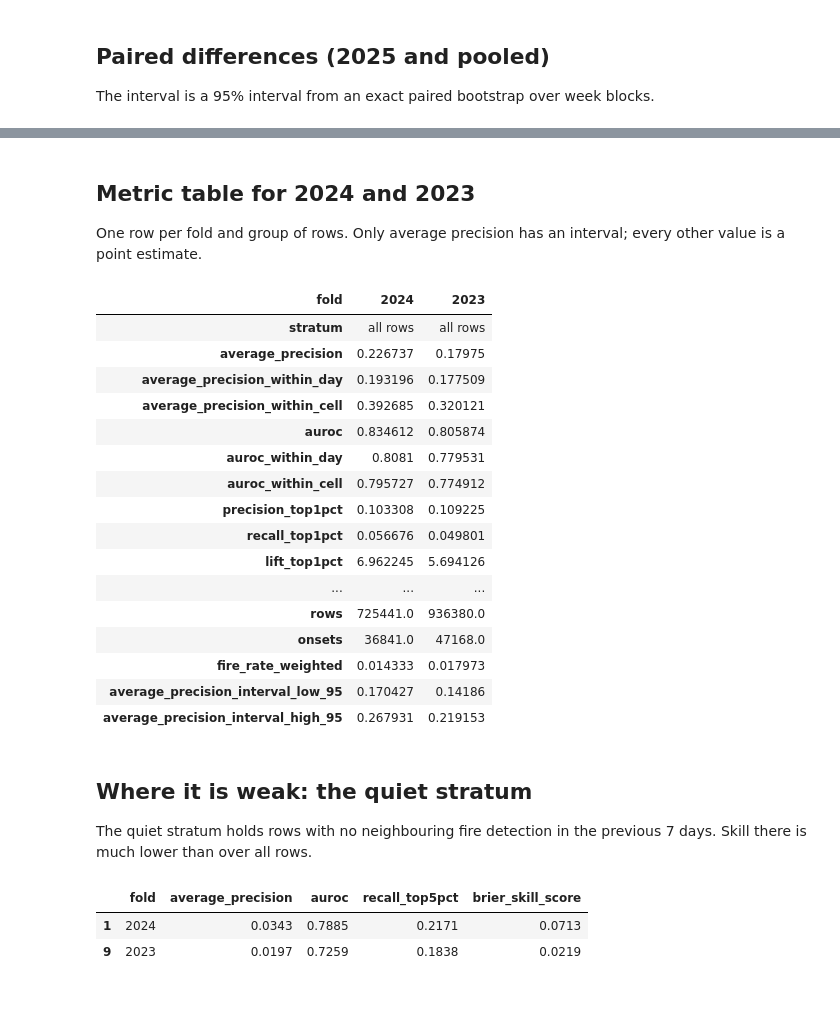
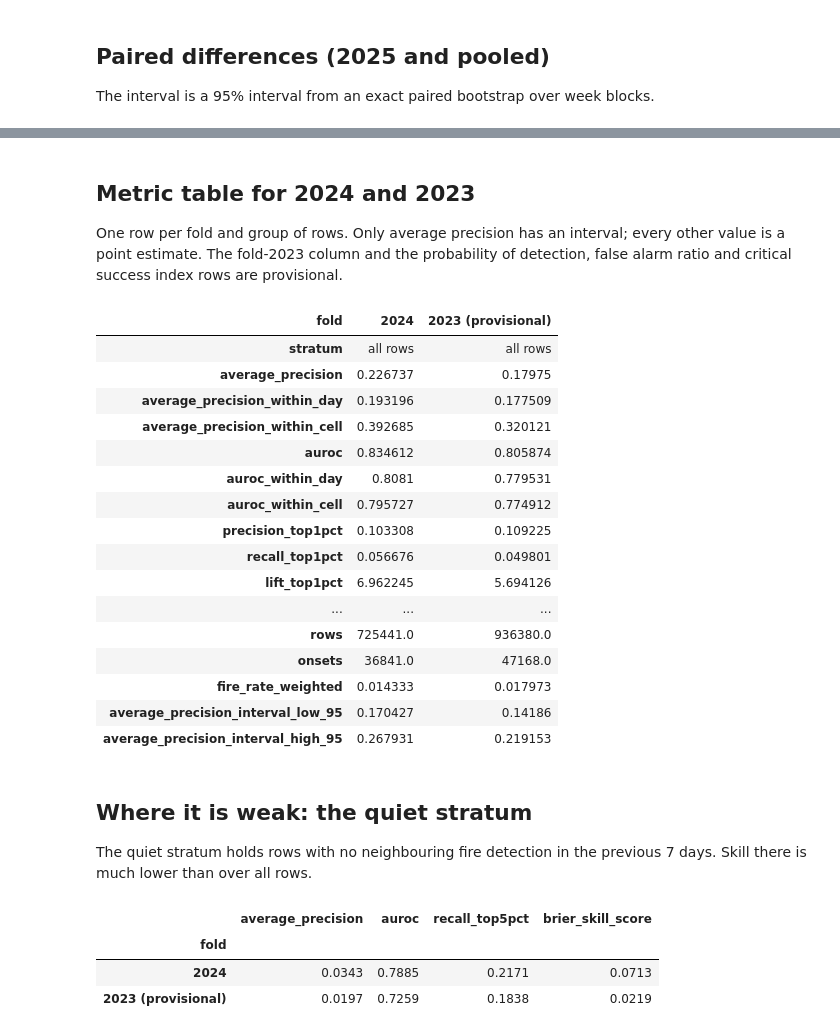
Before and after one commit to Terra-Watch/wildfire-ignition-forecasting, a Jupyter notebook: notebooks/08_extended_boosting_results.ipynb, the cells around one changed output, grey strips where cells are left out. Drawn from its saved outputs; the diff is of its cells as text; code cells hidden in the pictures; blank space fills up the shorter version.

```diff
--- a/notebooks/08_extended_boosting_results.ipynb
+++ b/notebooks/08_extended_boosting_results.ipynb
@@ -15,10 +17,17 @@ all_arms.shape
 
 The extended version reads 251 inputs: the 42 plain inputs plus 209 weather-window, anomaly and neighbourhood inputs. Average precision (AP) is shown for the same rows and folds.
 # %%
+def provisional(t):
+    """Label fold 2023, the pooled five-fold values and the thresholded scores provisional (docs/limitations.md); values are unchanged."""
+    m = {f: f'{f} (provisional)' for f in (2023, '2023')}
+    m['pooled over the five folds'] = 'pooled over the five folds (provisional)'
+    m.update({k: f'{k} (provisional)' for k in ['probability_of_detection', 'false_alarm_ratio', 'critical_success_index']})
+    return t.rename(index=m, columns=m)
+
 two = all_arms[all_arms.model.isin(['Plain boosting', 'Extended boosting baseline'])]
 table = two.pivot(index='fold', columns='model', values='average_precision')[['Plain boosting', 'Extended boosting baseline']]
 table['difference'] = table['Extended boosting baseline'] - table['Plain boosting']
-table.round(4)
+provisional(table).round(4)
 # %% [output]
 | model | Plain boosting | Extended boosting baseline | difference |
 | fold |  |  |  |
@@ -85,12 +94,12 @@ pd.read_csv(RESULTS / 'paired_differences.csv')[['fold', 'model', 'compared_with
 # %% [markdown]
 ## Metric table for 2024 and 2023
 
-One row per fold and group of rows. Only average precision has an interval; every other value is a point estimate.
+One row per fold and group of rows. Only average precision has an interval; every other value is a point estimate. The fold-2023 column and the probability of detection, false alarm ratio and critical success index rows are provisional.
 # %%
 metric = pd.read_csv(RESULTS / 'metric_table_2024_2023.csv')
-metric[metric.stratum == 'all rows'].set_index('fold').T.round(4)
+provisional(metric[metric.stratum == 'all rows'].set_index('fold').T).round(4)
 # %% [output]
-| fold | 2024 | 2023 |
+| fold | 2024 | 2023 (provisional) |
 | stratum | all rows | all rows |
 | average_precision | 0.226737 | 0.17975 |
 | average_precision_within_day | 0.193196 | 0.177509 |
@@ -112,8 +121,9 @@ metric[metric.stratum == 'all rows'].set_index('fold').T.round(4)
 
 The quiet stratum holds rows with no neighbouring fire detection in the previous 7 days. Skill there is much lower than over all rows.
 # %%
-metric[metric.stratum.str.startswith('quiet')][['fold', 'average_precision', 'auroc', 'recall_top5pct', 'brier_skill_score']].round(4)
+provisional(metric[metric.stratum.str.startswith('quiet')].set_index('fold')[['average_precision', 'auroc', 'recall_top5pct', 'brier_skill_score']]).round(4)
 # %% [output]
-|  | fold | average_precision | auroc | recall_top5pct | brier_skill_score |
-| 1 | 2024 | 0.0343 | 0.7885 | 0.2171 | 0.0713 |
-| 9 | 2023 | 0.0197 | 0.7259 | 0.1838 | 0.0219 |
+|  | average_precision | auroc | recall_top5pct | brier_skill_score |
+| fold |  |  |  |  |
+| 2024 | 0.0343 | 0.7885 | 0.2171 | 0.0713 |
+| 2023 (provisional) | 0.0197 | 0.7259 | 0.1838 | 0.0219 |
```
Also changed, not shown: parts of 3 cells of this notebook, 17 other files.
